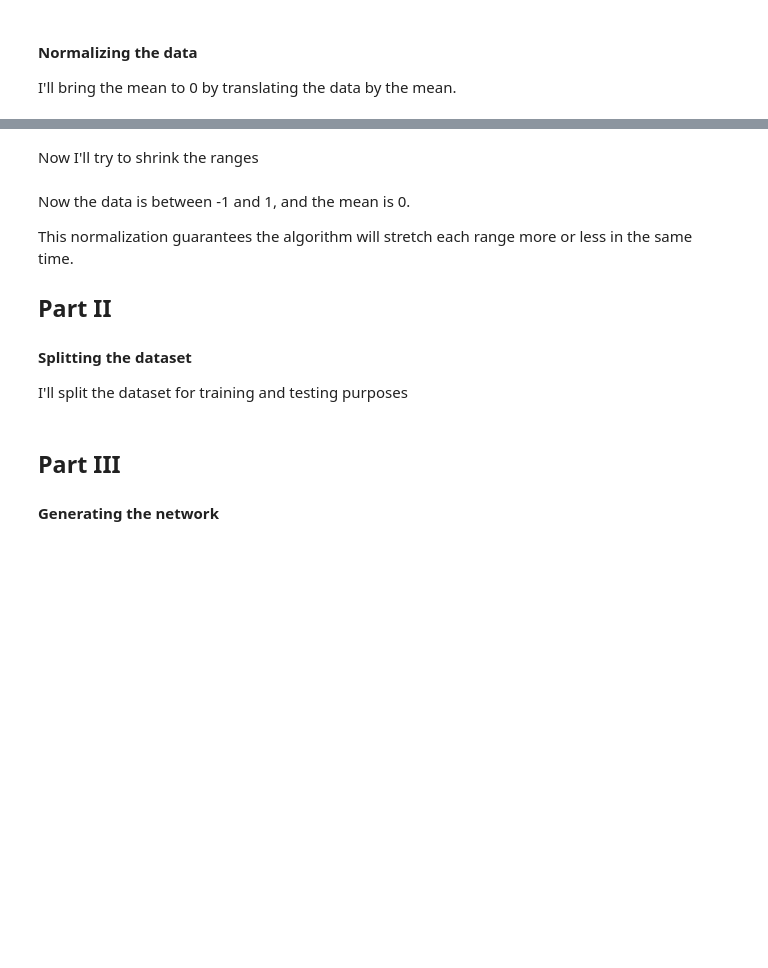
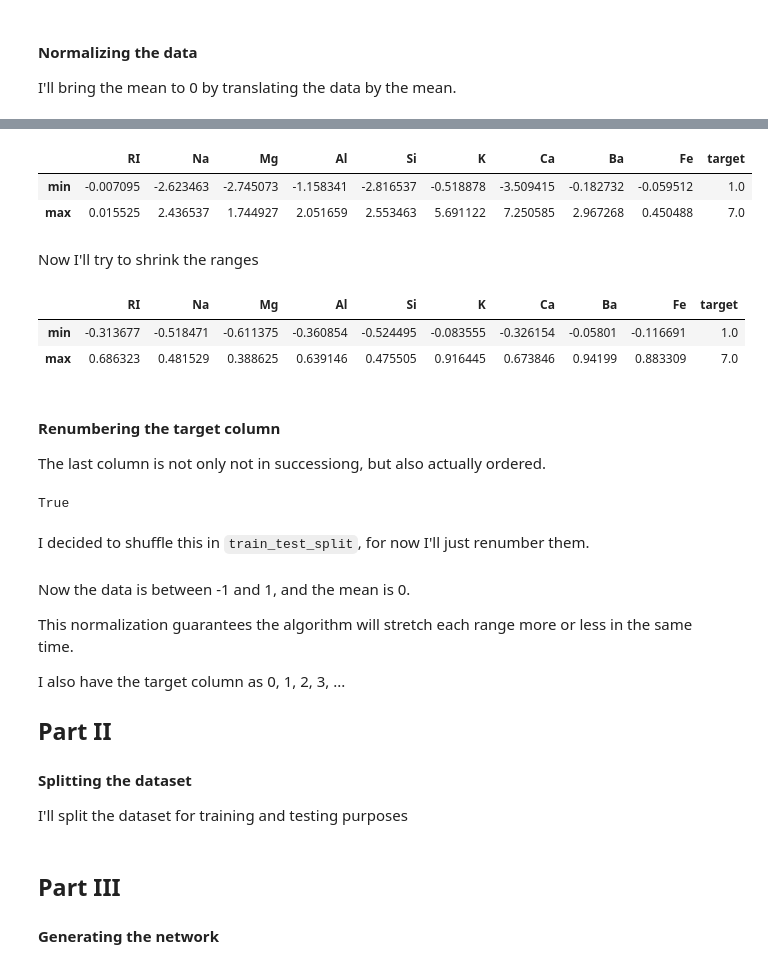
Before and after one commit to tiago-vargas/explainable-anns, a Jupyter notebook: study-original-glass-dataset.ipynb, the cells around one changed output, grey strips where cells are left out. Cells and saved outputs as stored; diff of their text form; code cells hidden in the pictures; blank space fills up the shorter version.

Commit message:
saving this just for later reference, but it's messy!

```diff
--- a/study-original-glass-dataset.ipynb
+++ b/study-original-glass-dataset.ipynb
@@ -65,6 +47,28 @@ data
+# %%
+data.describe().loc[['min', 'max']]
+# %% [output]
+|  | RI | Na | Mg | Al | Si | K | Ca | Ba | Fe | target |
+| min | -0.007095 | -2.623463 | -2.745073 | -1.158341 | -2.816537 | -0.518878 | -3.509415 | -0.182732 | -0.059512 | 1.0 |
+| max | 0.015525 | 2.436537 | 1.744927 | 2.051659 | 2.553463 | 5.691122 | 7.250585 | 2.967268 | 0.450488 | 7.0 |
 # %% [markdown]
 Now I'll try to shrink the ranges
 # %%
 for column_name in data.columns[:-1]:
 	length = data[column_name].max() - data[column_name].min()
 	data[column_name] /= length
+# %%
+data.describe().loc[['min', 'max']]
+# %% [output]
+|  | RI | Na | Mg | Al | Si | K | Ca | Ba | Fe | target |
+| min | -0.313677 | -0.518471 | -0.611375 | -0.360854 | -0.524495 | -0.083555 | -0.326154 | -0.05801 | -0.116691 | 1.0 |
+| max | 0.686323 | 0.481529 | 0.388625 | 0.639146 | 0.475505 | 0.916445 | 0.673846 | 0.94199 | 0.883309 | 7.0 |
+# %% [markdown]
+#### Renumbering the target column
+
+The last column is not only not in successiong, but also actually ordered.
+# %%
+data['target'].is_monotonic_increasing
+# %% [output]
+True
+# %% [markdown]
+I decided to shuffle this in `train_test_split`, for now I'll just renumber them.
@@ -72,6 +78,8 @@ for column_name in data.columns[:-1]:
 Now the data is between -1 and 1, and the mean is 0.
 
 This normalization guarantees the algorithm will stretch each range more or less in the same time.
+
+I also have the target column as 0, 1, 2, 3, ...
 
 
 ## Part II
```
Also changed, not shown: parts of 48 cells of this notebook, 24 other files.
